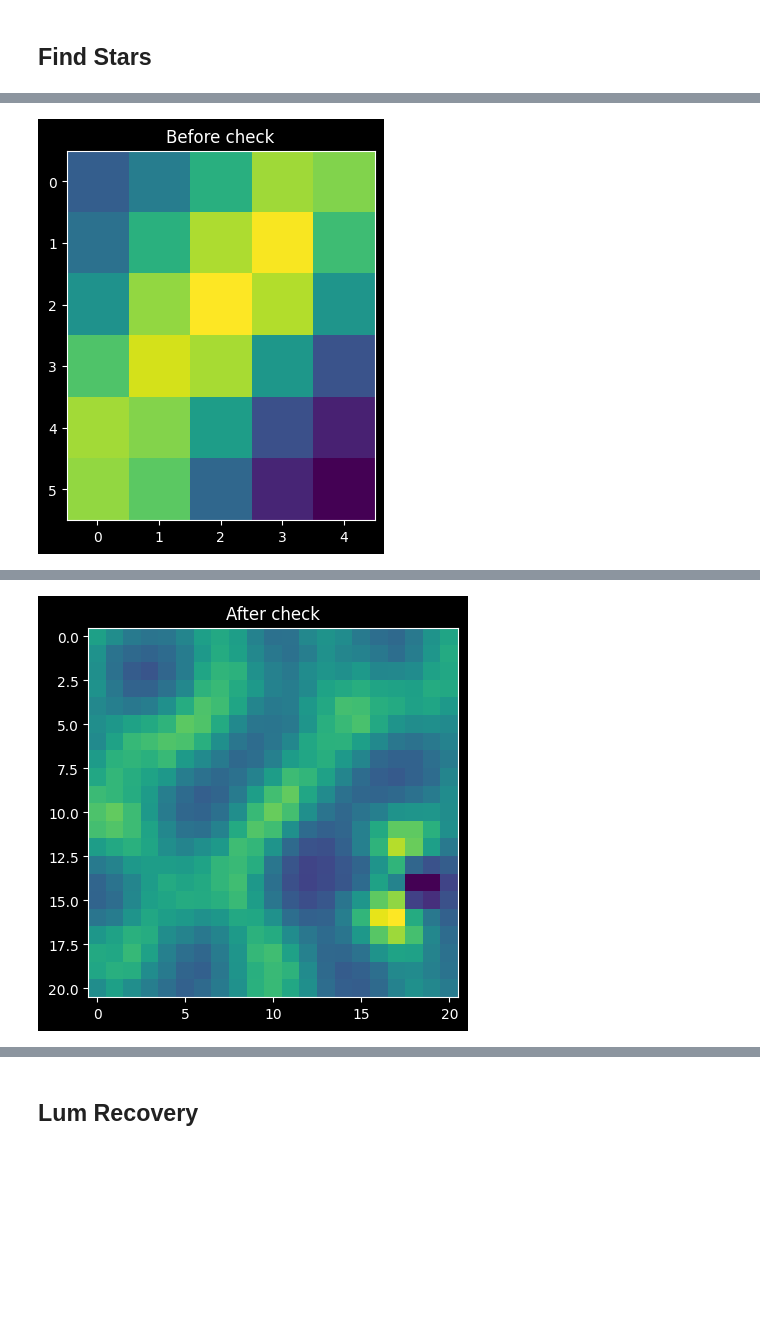
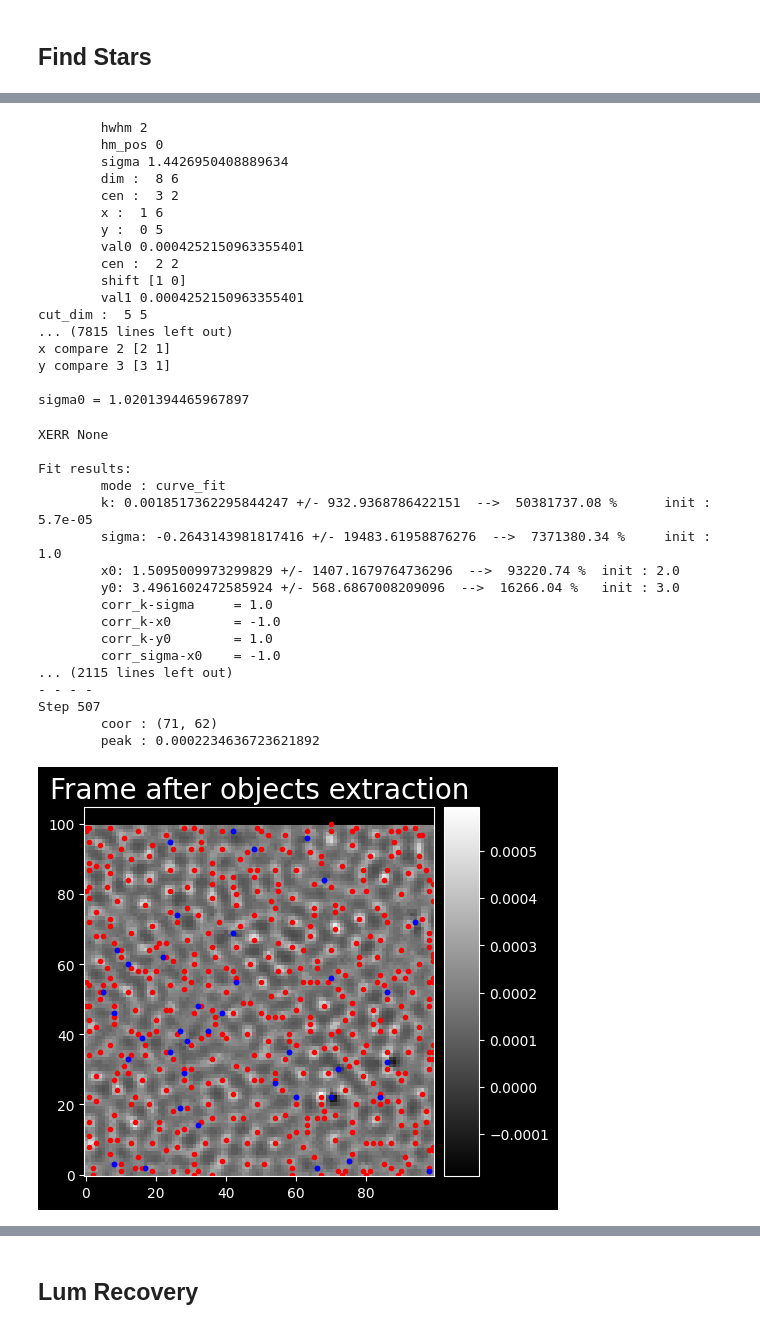
Before and after one commit to 00-berni/proj_2, a Jupyter notebook: implementation.ipynb, the cells around one changed output, grey strips where cells are left out. Cells and saved outputs as stored; diff of their text form; code cells hidden in the pictures; blank space fills up the shorter version.

```diff
--- a/implementation.ipynb
+++ b/implementation.ipynb
@@ -560,10 +566,10 @@ def searching(field: NDArray, thr: float, bkg_val: float, errs: NDArray | None =
     if 0 in acc_pos.shape: return None
     return acc_obj, err_obj, acc_pos
 # %%
+obj_param = [[],[],[],[]]
+objs, errs, pos = rst.searching(sci_frame, mean_bkg+Dmean_bkg, mean_bkg, errs=sigma, max_size=max_size, num_objs=10, cntrl=20, cntrl_mode='bright',obj_params=obj_param, display_fig=False,log=True)
 
-objs, errs, pos = rst.searching(sci_frame, mean_bkg+Dmean_bkg, mean_bkg, errs=sigma, max_size=max_size, min_dist=2, num_objs=10, cntrl=20, cntrl_mode='bright', display_fig=False,log=True)
-
-ker_sigma, ker_Dsigma = rst.kernel_estimation(objs, errs, m_bkg, display_plot=False,**kwargs)
+ker_sigma, ker_Dsigma = rst.kernel_estimation(objs, errs, m_bkg,obj_param=obj_param, display_plot=False,**kwargs)
 kernel = stf.Gaussian(ker_sigma)
 # %% [output]
 - - - SEARCHING START - - -
@@ -712,16 +687,16 @@ RuntimeError: No active exception to reraise
 # %% [markdown]
 #### I method
 # %%
-Dmean_bkg = sigma_bkg
-trial = sci_frame - mean_bkg
-# extract objects for the kernel recovery
-objs, errs, pos = rst.searching(sci_frame, mean_bkg+Dmean_bkg, sigma, max_size=max_size, min_dist=2, display_fig=False,**kwargs)
-# objs, errs, pos = rst.searching(trial, Dmean_bkg, sigma, max_size=max_size, min_dist=2, display_fig=False,**kwargs)
-obj0 = np.copy(objs[0])
-# estimate kernel
-ker_sigma, ker_Dsigma = rst.kernel_estimation(objs[:6], errs[:6], m_bkg, display_plot=False,**kwargs)
-# ker_sigma, ker_Dsigma = rst.kernel_estimation(objs[:6], errs[:6], (0,Dmean_bkg), display_plot=False,**kwargs)
-# compute the estimated kernel
-kernel = stf.Gaussian(ker_sigma)
+# Dmean_bkg = sigma_bkg
+# trial = sci_frame - mean_bkg
+# # extract objects for the kernel recovery
+# objs, errs, pos = rst.searching(sci_frame, mean_bkg+Dmean_bkg, sigma, max_size=max_size, min_dist=2, display_fig=False,**kwargs)
+# # objs, errs, pos = rst.searching(trial, Dmean_bkg, sigma, max_size=max_size, min_dist=2, display_fig=False,**kwargs)
+# obj0 = np.copy(objs[0])
+# # estimate kernel
+# ker_sigma, ker_Dsigma = rst.kernel_estimation(objs[:6], errs[:6], m_bkg, display_plot=False,**kwargs)
+# # ker_sigma, ker_Dsigma = rst.kernel_estimation(objs[:6], errs[:6], (0,Dmean_bkg), display_plot=False,**kwargs)
+# # compute the estimated kernel
+# kernel = stf.Gaussian(ker_sigma)
 # %%
 
@@ -1396,8 +1371,7 @@ dpl.field_image(fig,ax2,tmp_field,norm='log')
 ax3.set_title('Cutted recovered field')
 dpl.field_image(fig,ax3,tmp_field)
 plt.show()
-objs, err, obj_pos = searching(tmp_field, mean_bkg+Dmean_bkg, mean_bkg, max_size=5, cntrl=None, cntrl_sel='bright', debug_plots=False,log='True')
-# objs, err, pos = rst.searching(rec_field, mean_bkg*105e-100, sigma, max_size=5, cntrl=None, cntrl_sel='bright', debug_plots=False)
+objs, err, obj_pos = rst.searching(tmp_field, mean_bkg+Dmean_bkg, mean_bkg, sel_cond='new', max_size=5, cntrl=None, cntrl_sel='bright', debug_plots=False,log='True')
 print(err)
 dpl.fast_image(tmp_field)
 # %% [output]
@@ -1423 +1397,35 @@ y compare 2 [2 2]
+        hwhm 2
+        hm_pos 0
+        sigma 1.4426950408889634
+        dim :  8 6
+        cen :  3 2
+        x :  1 6
+        y :  0 5
+        val0 0.0004252150963355401
+        cen :  2 2
+        shift [1 0]
+        val1 0.0004252150963355401
+cut_dim :  5 5
+... (7815 lines left out)
+x compare 2 [2 1]
+y compare 3 [3 1]
+
+sigma0 = 1.0201394465967897
+XERR None
+
+Fit results:
+        mode : curve_fit
+        k: 0.0018517362295844247 +/- 932.9368786422151  -->  50381737.08 %      init : 5.7e-05
+        sigma: -0.2643143981817416 +/- 19483.61958876276  -->  7371380.34 %     init : 1.0
+        x0: 1.5095009973299829 +/- 1407.1679764736296  -->  93220.74 %  init : 2.0
+        y0: 3.4961602472585924 +/- 568.6867008209096  -->  16266.04 %   init : 3.0
+        corr_k-sigma     = 1.0
+        corr_k-x0        = -1.0
+        corr_k-y0        = 1.0
+        corr_sigma-x0    = -1.0
+... (2115 lines left out)
+- - - -
+Step 507
+        coor : (71, 62)
+        peak : 0.0002234636723621892
-[figure, old version]
+[figure, new version]
@@ -1441 +1450,0 @@ Fit results:
-[figure, removed]
```
Also changed, not shown: parts of 19 cells of this notebook.
